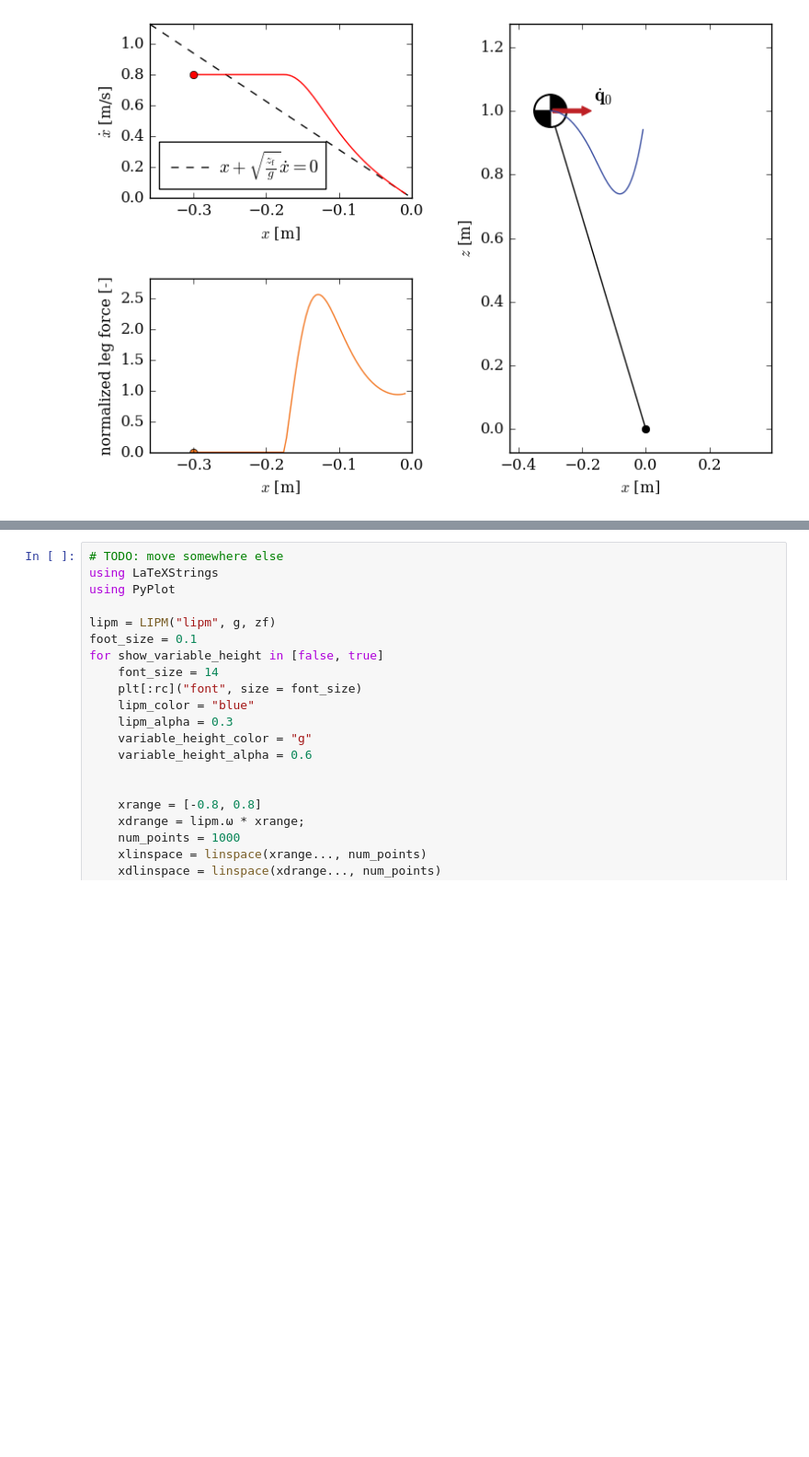
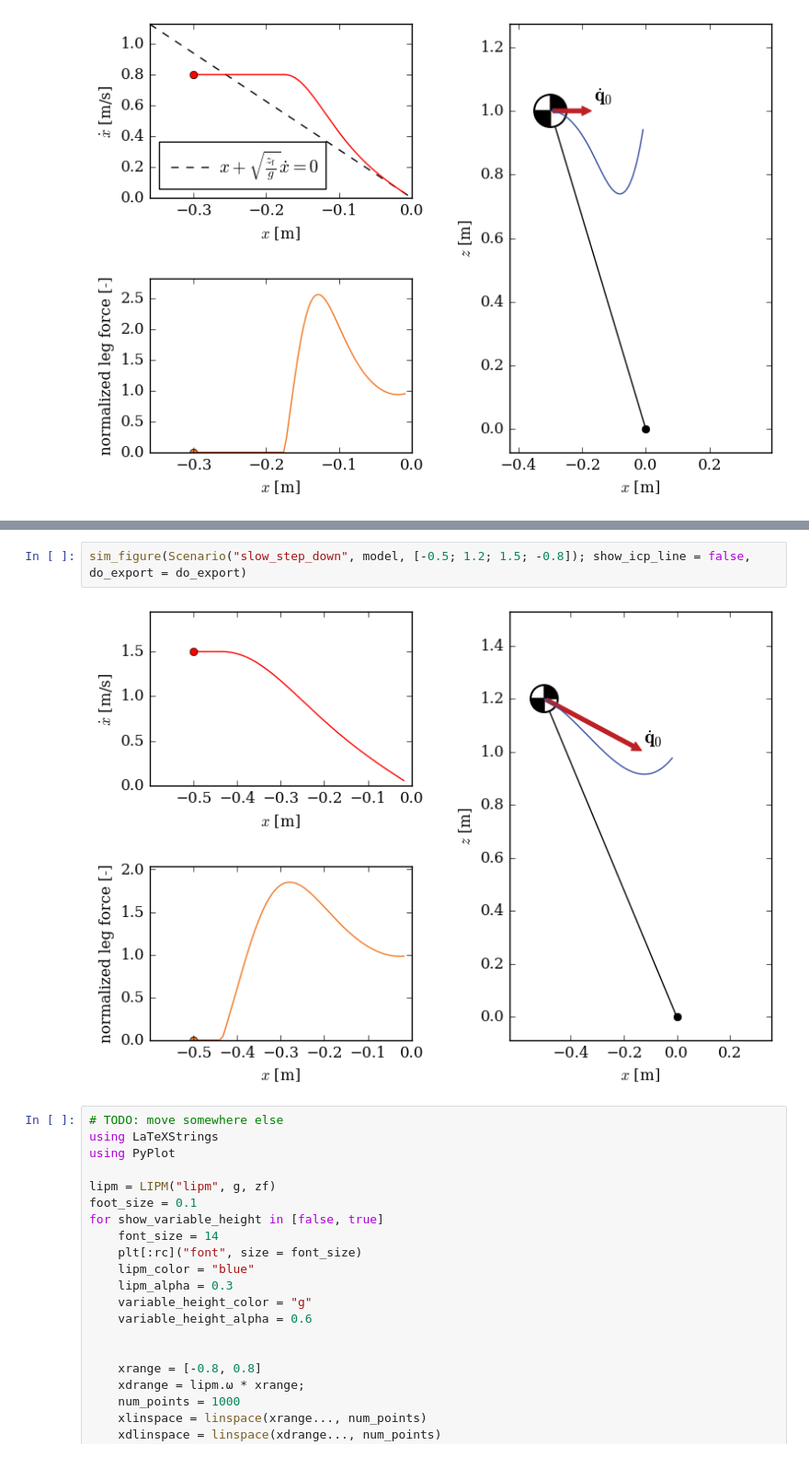
Before and after one commit to tkoolen/VariableHeightInvertedPendulum, a Jupyter notebook: notebook/PaperFigures.ipynb, the cells around one changed output, grey strips where cells are left out. Shown at 92% size. Cells and saved outputs as stored; diff of their text form; blank space fills up the shorter version.

```diff
--- a/notebook/PaperFigures.ipynb
+++ b/notebook/PaperFigures.ipynb
@@ -35,3 +39,7 @@ sim_figure(Scenario("too_slow", model, [x0; z0; 0.8; zd0]); do_export = do_expor
+# %%
+sim_figure(Scenario("slow_step_down", model, [-0.5; 1.2; 1.5; -0.8]); show_icp_line = false, do_export = do_export)
+# %% [output]
+[figure, added]
 # %%
 # TODO: move somewhere else
 using LaTeXStrings
```
Also changed, not shown: parts of 1 cell of this notebook, 4 other files.
